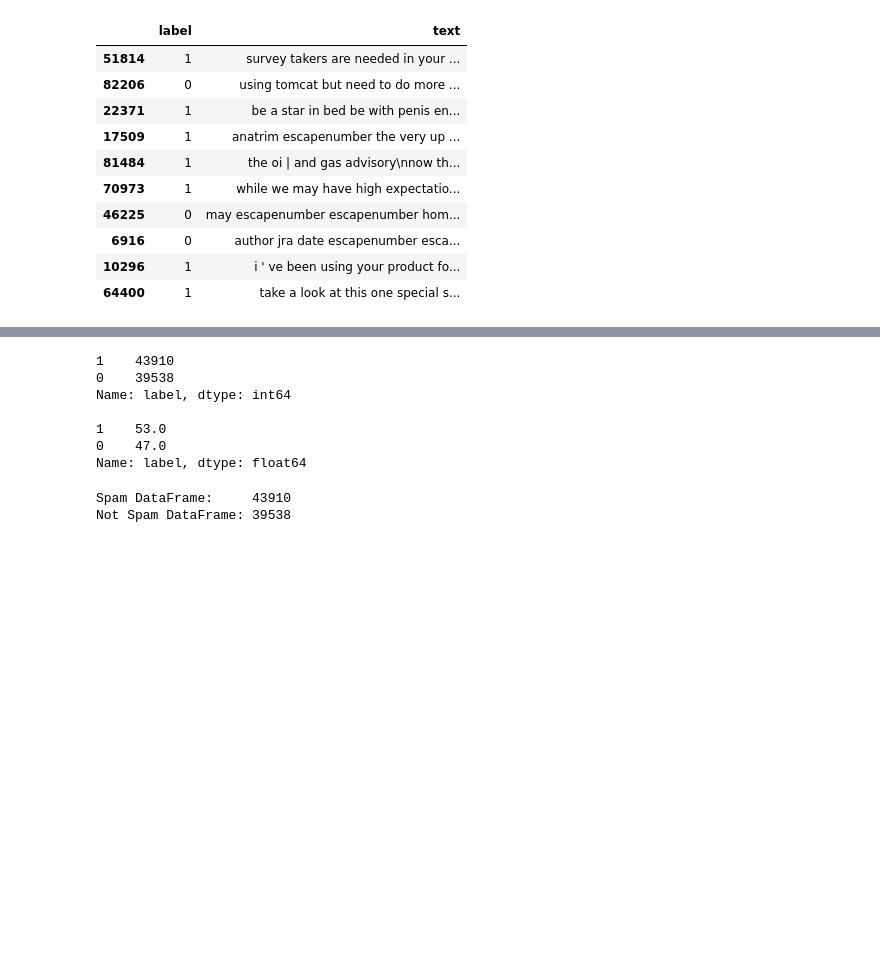
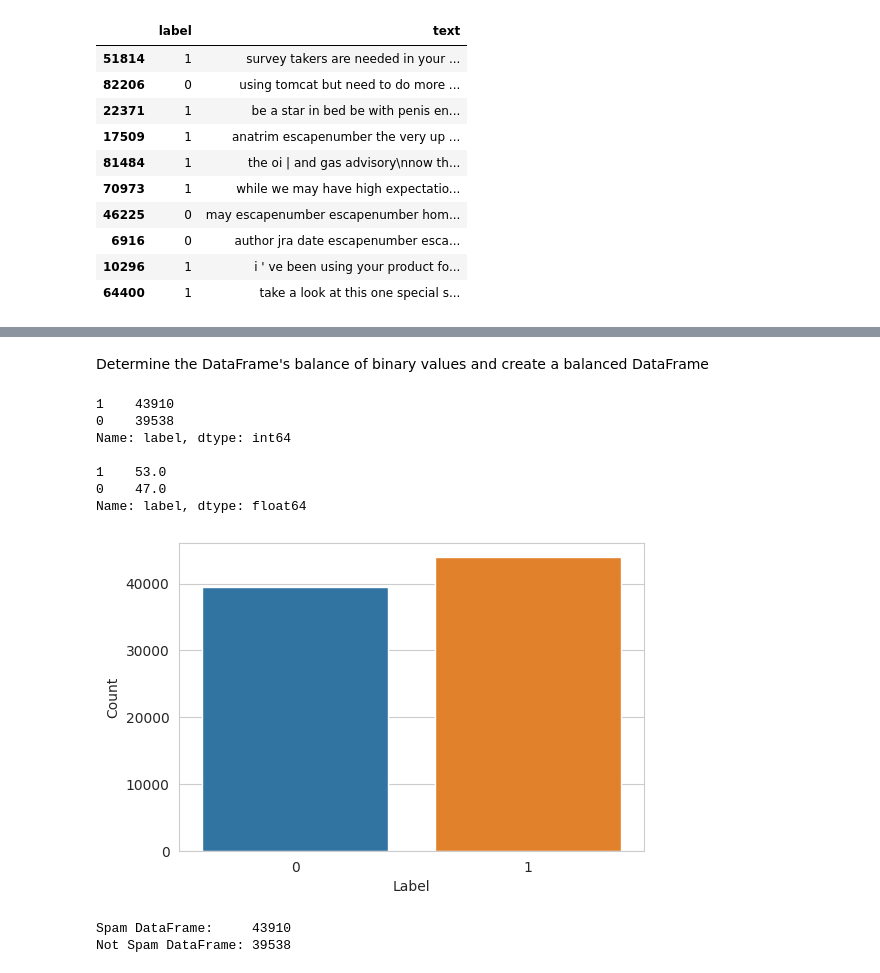
Before and after one commit to mLucas55/spam-email-classification, a Jupyter notebook: spam-email-classification.ipynb, the cells around one changed output, grey strips where cells are left out. Drawn from its saved outputs; the diff is of its cells as text; code cells hidden in the pictures; blank space fills up the shorter version.

```diff
--- a/spam-email-classification.ipynb
+++ b/spam-email-classification.ipynb
@@ -51,3 +59,5 @@ df.sample(10, random_state=0)
+# %% [markdown]
+Determine the DataFrame's balance of binary values and create a balanced DataFrame
 # %%
 # total spam(1) and not spam(0) in DataFrame
 print(df['label'].value_counts(), "\n")
@@ -62,6 +72,19 @@ Name: label, dtype: int64
 1    53.0
 0    47.0
 Name: label, dtype: float64
+# %%
+# visualization
+import seaborn as sns
+import matplotlib.pyplot as plt
+
+sns.set_style("whitegrid")
+plt.figure(figsize=(6,4))
+sns.countplot(x="label", data=df)
+plt.xlabel('Label').set_fontsize('10')
+plt.ylabel('Count').set_fontsize('10')
+plt.show()
+# %% [output]
+[figure, added]
 # %%
 # create DataFrames for spam and non-spam to be used for their shape values
 df_spam = df[df['label']==1]
```
Also changed, not shown: parts of 5 cells of this notebook.
